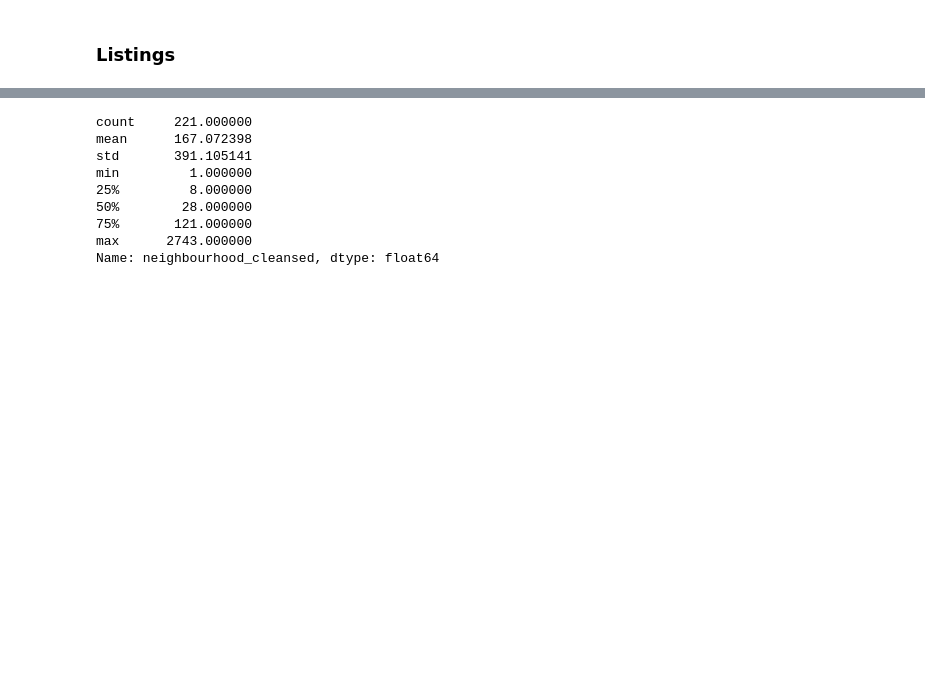
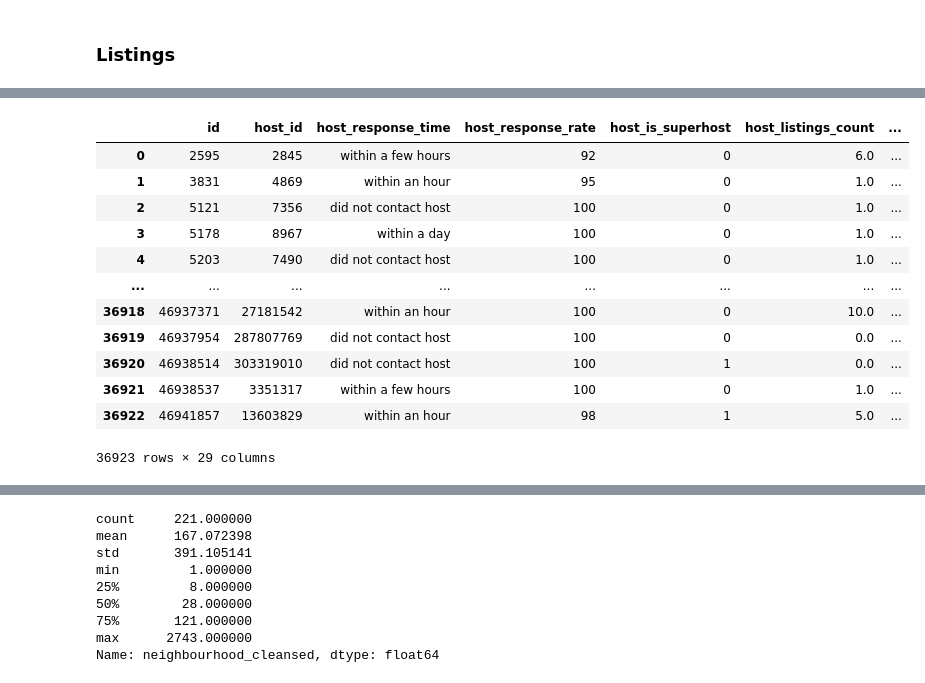
Before and after one commit to tjkim614/airbnb_nyc_dec_2020, a Jupyter notebook: Airbnb_Booking_ML.ipynb, the cells around one changed output, grey strips where cells are left out. Drawn from its saved outputs; the diff is of its cells as text; code cells hidden in the pictures; blank space fills up the shorter version.

Commit message:
data cleaning finish-up

```diff
--- a/Airbnb_Booking_ML.ipynb
+++ b/Airbnb_Booking_ML.ipynb
@@ -297,3 +412,5 @@ listings_1[['availability_30', 'availability_60', 'availability_90', 'availabili
 ## Preparing data for modelling
 # %% [markdown]
 ### Listings
+# %%
+data = raw_listings.drop(omit, axis=1)
@@ -299,0 +437,2 @@ listings_1[['availability_30', 'availability_60', 'availability_90', 'availabili
+# %%
+data.host_response_time.fillna('did not contact host', inplace=True)
@@ -299,0 +465,4 @@ listings_1[['availability_30', 'availability_60', 'availability_90', 'availabili
+# %%
+data.host_response_rate.fillna('100%', inplace=True)
+# %%
+data.host_response_rate = data.host_response_rate.map(lambda x: int(x[:-1]))
@@ -299,0 +484,16 @@ listings_1[['availability_30', 'availability_60', 'availability_90', 'availabili
+# %%
+data
+# %% [output]
+|  | id | host_id | host_response_time | host_response_rate | host_is_superhost | host_listings_count | ... |
+| 0 | 2595 | 2845 | within a few hours | 92 | 0 | 6.0 | ... |
+| 1 | 3831 | 4869 | within an hour | 95 | 0 | 1.0 | ... |
+| 2 | 5121 | 7356 | did not contact host | 100 | 0 | 1.0 | ... |
+| 3 | 5178 | 8967 | within a day | 100 | 0 | 1.0 | ... |
+| 4 | 5203 | 7490 | did not contact host | 100 | 0 | 1.0 | ... |
+| ... | ... | ... | ... | ... | ... | ... | ... |
+| 36918 | 46937371 | 27181542 | within an hour | 100 | 0 | 10.0 | ... |
+| 36919 | 46937954 | 287807769 | did not contact host | 100 | 0 | 0.0 | ... |
+| 36920 | 46938514 | 303319010 | did not contact host | 100 | 1 | 0.0 | ... |
+| 36921 | 46938537 | 3351317 | within a few hours | 100 | 0 | 1.0 | ... |
+| 36922 | 46941857 | 13603829 | within an hour | 98 | 1 | 5.0 | ... |
+36923 rows × 29 columns
```
Also changed, not shown: parts of 56 cells of this notebook.
